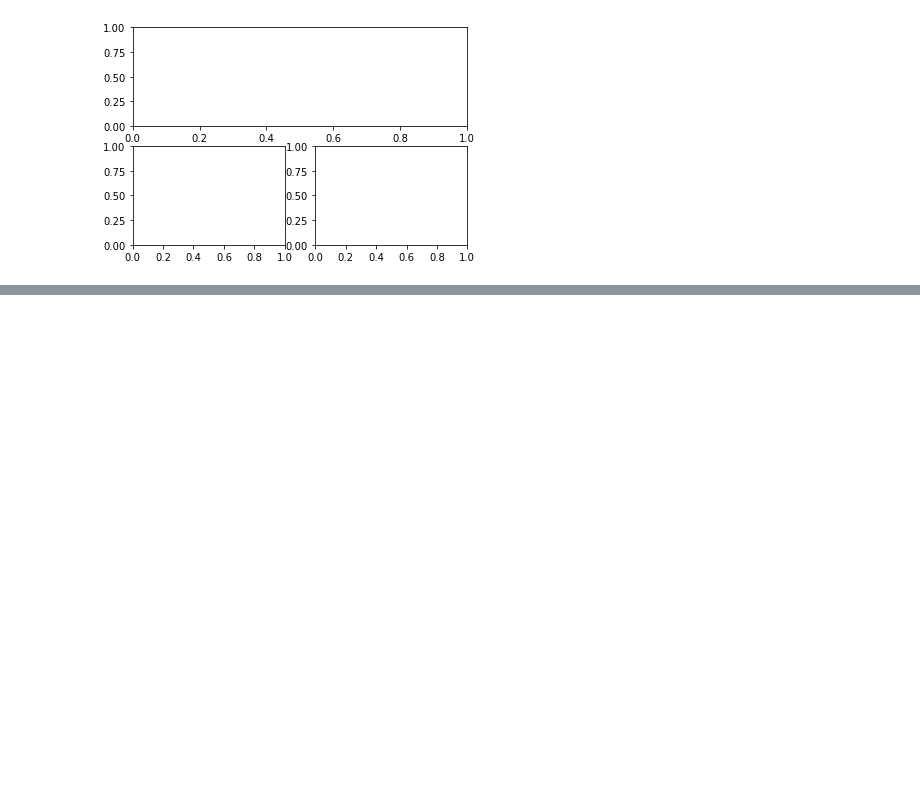
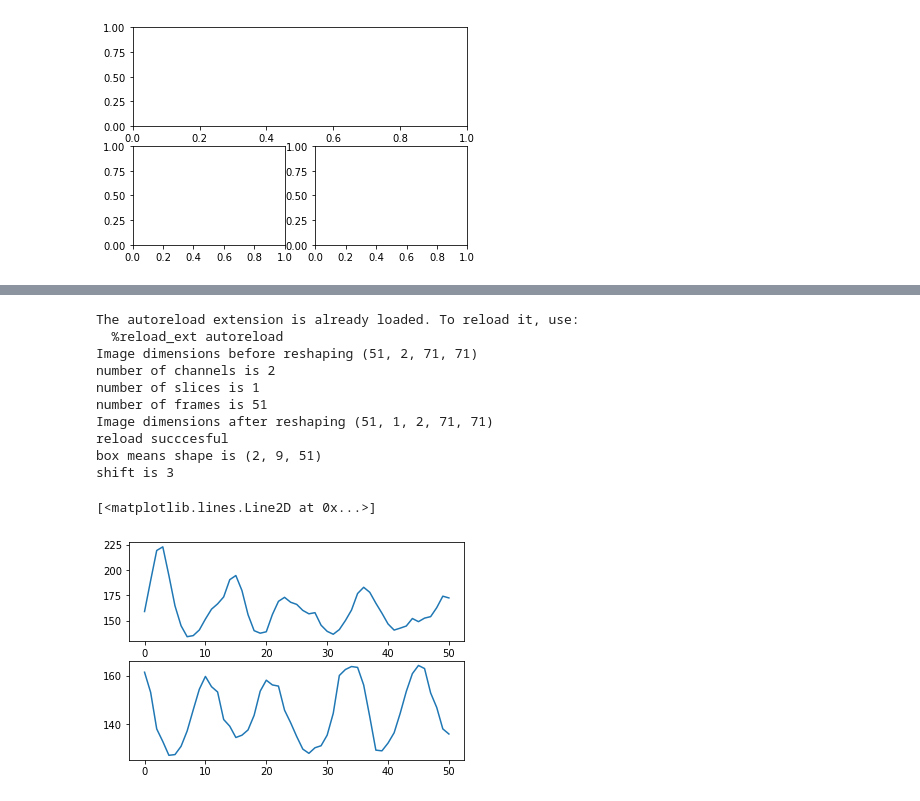
Before and after one commit to zacswider/waveAnalysis, a Jupyter notebook: 2-channel/testing.ipynb, the cells around one changed output, grey strips where cells are left out. Drawn from its saved outputs; the diff is of its cells as text; code cells hidden in the pictures; blank space fills up the shorter version.

```diff
--- a/2-channel/testing.ipynb
+++ b/2-channel/testing.ipynb
@@ -219,0 +274,28 @@ plt.show()
+# %%
+from signal_processing_class import SignalProcessor
+%load_ext autoreload
+%autoreload 2
+
+processor = SignalProcessor(image_path = '/Users/bementmbp/Desktop/Scripts/waveAnalysis/2-channel/testDatasets/1_Group1.tif', box_size=20)
+print(f'box means shape is {processor.box_means.shape}')
+signal1 = processor.box_means[0,0,:]
+signal2 = processor.box_means[1,0,:]
+
+line, num = calc_CCF(signal1, signal2)
+print(f'shift is {num}')
+fig, (ax1, ax2) = plt.subplots(2, 1)
+ax1.plot(signal1)
+ax2.plot(signal2)
+# %% [output]
+The autoreload extension is already loaded. To reload it, use:
+  %reload_ext autoreload
+Image dimensions before reshaping (51, 2, 71, 71)
+number of channels is 2
+number of slices is 1
+number of frames is 51
+Image dimensions after reshaping (51, 1, 2, 71, 71)
+reload succcesful
+box means shape is (2, 9, 51)
+shift is 3
+[<matplotlib.lines.Line2D at 0x...>]
+[figure, added]
```
Also changed, not shown: parts of 4 cells of this notebook.
